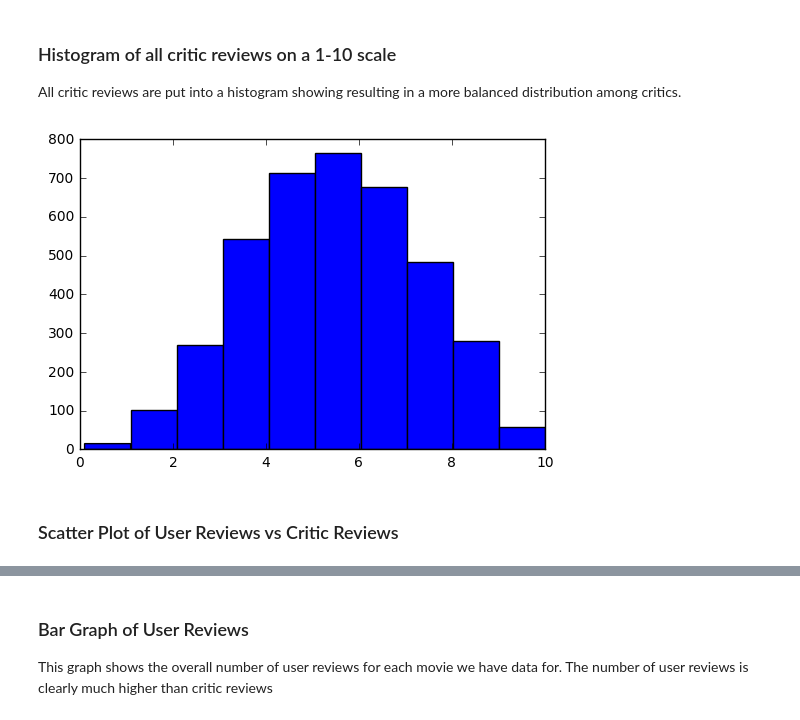
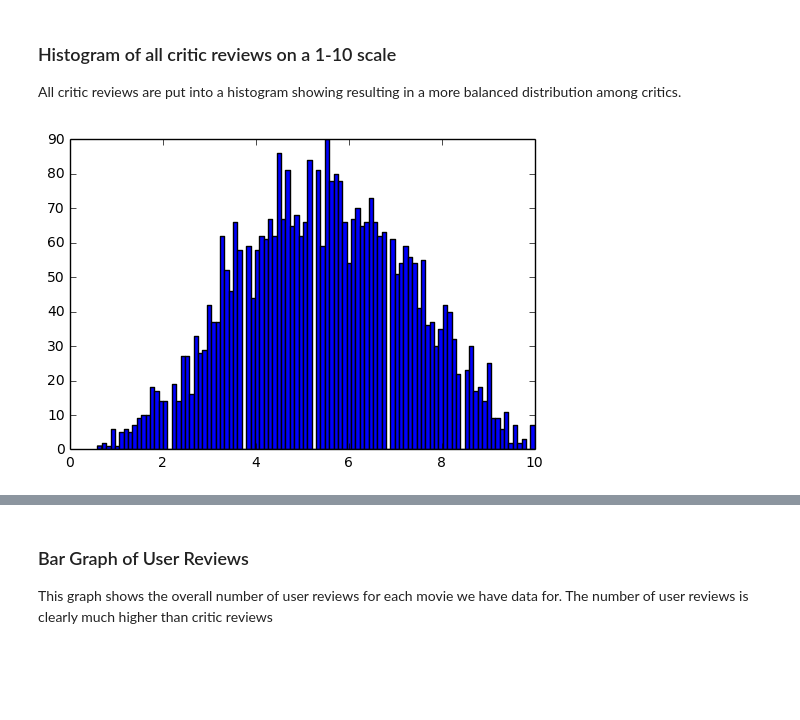
Before and after one commit to CSCI4800-Fall2016-Group12/IMDB-Rating-Prediction, a Jupyter notebook: Data Exploration.ipynb, the cells around one changed output, grey strips where cells are left out. Saved outputs shown, nothing was run; the diff lists cells and outputs as text; code cells hidden in the pictures; blank space fills up the shorter version.

Commit message:
fixed analysis datasets

```diff
--- a/Data Exploration.ipynb
+++ b/Data Exploration.ipynb
@@ -348 +336,10 @@ headernum = dict(zip(headers, range(len(headers))))
+# %%
+%matplotlib inline
+import csv
+import numpy as np
+import pylab
+import pandas as pd
+
+user_movdata = pd.read_csv('Datasets/full_user_dataset.csv')
+critic_movdata = pd.read_csv('Datasets/full_critic_dataset.csv')
 # %% [markdown]
@@ -351,7 +348,6 @@ This function allows us to clean missing data from our dictionary and create a n
 # %%
-def getcol(name):
-    icol = headernum[name]
-    return [x[icol] for x in movdata if x != '']
+def getcol(colname, dataset):
+    return [x[colname] for i, x in dataset.iterrows()]
 # %% [markdown]
 ###  Histogram of User Reviews on a 1-10 scale
 All user reviews from our data are put into a histogram showing the data skew toward the right for a hire ratings among users.
@@ -369,14 +364,9 @@ h1 = pylab.hist(user_rate, bins = 10)
 All critic reviews are put into a histogram showing resulting in a more balanced distribution among critics.
 # %%
 #Display histogram of all critic reviews.  Reviews are on a 1-100 scale, so I have divided by 10 to match user reviews.
+critic_rate = getcol('critic_review_score', critic_movdata)
+critic_rate = [(float(i)/10) for i in critic_rate]
 
-critic_rate = getcol('critic_score')
-
-critic_rate.pop(0)
-critic_rate = [(float(i)/10) for i in critic_rate if i != '']
-
-h2 = pylab.hist(critic_rate, bins = 10)
+h2 = pylab.hist(critic_rate, bins = 100)
 # %% [output]
-[figure, old version]
+[figure, new version]
-# %% [markdown]
-### Scatter Plot of User Reviews vs Critic Reviews
```
Also changed, not shown: parts of 16 cells of this notebook.
